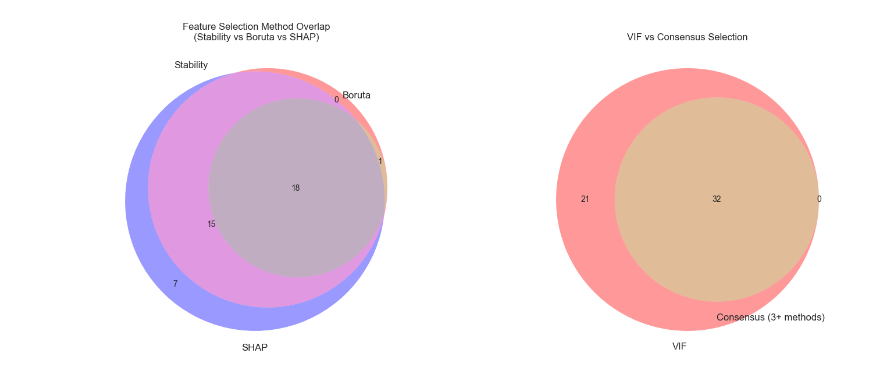
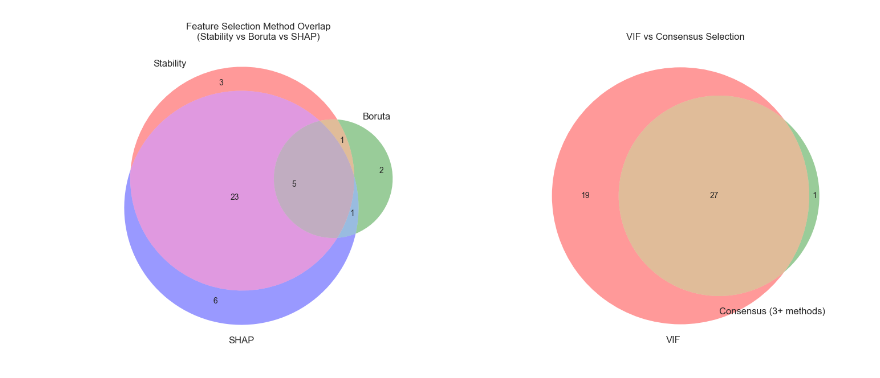
Before and after one commit to vilhelm-k/credit-risk-xai-thesis, a Jupyter notebook: notebooks/04_feature_pruning.ipynb, the cells around one changed output. Drawn from its saved outputs; the diff is of its cells as text; code cells hidden in the pictures.

```diff
--- a/notebooks/04_feature_pruning.ipynb
+++ b/notebooks/04_feature_pruning.ipynb
@@ -86,12 +91,12 @@ Original feature set: 65 features
 # %%
-# Train baseline model on all 65 features
-print("Training baseline model on all 65 features...")
+# Train baseline model on all 54 features
+print("Training baseline model on all 54 features...")
 print(f"{'='*60}\n")
 
 baseline_results = run_lightgbm_training(
     X=X,
     y=y,
-    dataset_description="Baseline - All 65 Features",
+    dataset_description="Baseline - All 54 Features",
     use_wandb=False,
 )
 
@@ -107,7 +112,7 @@ baseline_auc = roc_auc_score(baseline_y_val, baseline_y_pred_proba)
 baseline_pr_auc = average_precision_score(baseline_y_val, baseline_y_pred_proba)
 
 print(f"\n{'='*60}")
-print(f"BASELINE PERFORMANCE (65 features)")
+print(f"BASELINE PERFORMANCE (54 features)")
 print(f"{'='*60}")
 print(f"ROC-AUC:  {baseline_auc:.4f}")
 print(f"PR-AUC:   {baseline_pr_auc:.4f}")
@@ -216,7 +216,7 @@ def calculate_vif_simple(X_df):
     return vif_data.sort_values("VIF", ascending=False)
 
 # Iterative VIF removal
-def remove_high_vif_features(X_df, threshold=10, max_iterations=20):
+def remove_high_vif_features(X_df, threshold=10, max_iterations=15):
     """Iteratively remove features with VIF > threshold."""
     iteration = 0
     removed_features = []
@@ -366,7 +364,7 @@ print(f"\n{'='*60}")
 print(f"PHASE 3: STABILITY SELECTION (BOOTSTRAP)")
 print(f"{'='*60}\n")
 
-def stability_selection_bootstrap(X_df, y_series, n_iterations=100, sample_fraction=0.8, top_k=40):
+def stability_selection_bootstrap(X_df, y_series, n_iterations=50, sample_fraction=0.8, top_k=35):
     """
     Perform stability selection using bootstrap sampling.
 
@@ -447,9 +445,9 @@ def stability_selection_bootstrap(X_df, y_series, n_iterations=100, sample_fract
 stability_scores = stability_selection_bootstrap(
     baseline_X_train,
     baseline_y_train,
-    n_iterations=100,
+    n_iterations=50,
     sample_fraction=0.8,
-    top_k=40
+    top_k=35
 )
 
 # Select features with stability >= 70%
@@ -785,11 +577,28 @@ SHAP-selected features (top 40): 40
 # %%
 # ========================================
-# PHASE 6: METHOD COMPARISON & ENSEMBLE SELECTION
+# PHASE 4: SHAP RANKING & CONSENSUS SELECTION
 # ========================================
 
 print(f"\n{'='*60}")
-print(f"PHASE 6: COMPARING SELECTION METHODS")
+print(f"PHASE 4: SHAP RANKING & CONSENSUS")
 print(f"{'='*60}\n")
+
+# First, calculate SHAP values for baseline model to get SHAP importance
+print("Computing SHAP values for feature ranking...")
+explainer = shap.TreeExplainer(baseline_model)
+shap_values = explainer.shap_values(baseline_X_train)
+
+# Calculate mean absolute SHAP values (main effects)
+mean_abs_shap = np.abs(shap_values).mean(axis=0)
+shap_importance = pd.Series(mean_abs_shap, index=baseline_X_train.columns).sort_values(ascending=False)
+
+print("✓ SHAP values computed\n")
+print("Top 20 features by mean |SHAP|:")
+print(shap_importance.head(20))
+
+# Select top features by SHAP importance
+SHAP_SELECTED_FEATURES = shap_importance.nlargest(35).index.tolist()
+print(f"\nSHAP-selected features (top 35): {len(SHAP_SELECTED_FEATURES)}")
 
 # Create comprehensive comparison dataframe
 all_features = baseline_X_train.columns.tolist()
@@ -804,13 +613,13 @@ comparison_df = pd.DataFrame({
 
 # Add numeric metrics
 comparison_df['Stability_Score'] = comparison_df['Feature'].map(stability_scores)
-comparison_df['Boruta_Hits'] = comparison_df['Feature'].map(boruta_hits)
 comparison_df['SHAP_Importance'] = comparison_df['Feature'].map(shap_importance)
 comparison_df['VIF'] = comparison_df['Feature'].map(
     dict(zip(initial_vif['Feature'], initial_vif['VIF']))
 )
 
 # Calculate consensus score (number of methods selecting this feature)
+# Now using 4 methods: VIF, Stability, Boruta, SHAP
 comparison_df['Consensus_Score'] = (
     comparison_df['VIF_Selected'].astype(int) +
     comparison_df['Stability_Selected'].astype(int) +
@@ -821,21 +630,31 @@ comparison_df['Consensus_Score'] = (
 # Sort by consensus score and SHAP importance
 comparison_df = comparison_df.sort_values(['Consensus_Score', 'SHAP_Importance'], ascending=[False, False])
 
-print("Feature selection comparison:")
+print("\n" + "="*60)
+print("FEATURE SELECTION COMPARISON")
+print("="*60)
 print(comparison_df.to_string(index=False))
+
+# Select consensus features (≥3 methods agree - majority of 4 methods)
+CONSENSUS_FEATURES = comparison_df[comparison_df['Consensus_Score'] >= 3]['Feature'].tolist()
+
+print(f"\n{'='*60}")
+print(f"CONSENSUS SELECTION SUMMARY")
+print(f"{'='*60}")
+print(f"Consensus threshold: ≥3 methods (majority)")
+print(f"Features selected: {len(CONSENSUS_FEATURES)}")
+print(f"{'='*60}\n")
 
 # Venn diagram analysis
 from matplotlib_venn import venn3, venn2
 import matplotlib.pyplot as plt
 
-# Create Venn diagram for 3 main methods (excluding VIF as it's a preprocessing step)
 fig, axes = plt.subplots(1, 2, figsize=(16, 6))
 
-# Venn 1: Stability vs Boruta vs SHAP
+# Venn 1: Stability vs Boruta vs SHAP (3 main methods)
 set_stability = set(STABILITY_SELECTED_FEATURES)
 set_boruta = set(BORUTA_SELECTED_FEATURES)
 set_shap = set(SHAP_SELECTED_FEATURES)
-
 venn3([set_stability, set_boruta, set_shap],
       set_labels=('Stability', 'Boruta', 'SHAP'),
       ax=axes[0])
@@ -845,7 +664,6 @@ axes[0].set_title('Feature Selection Method Overlap\n(Stability vs Boruta vs SHA
 set_vif = set(VIF_SELECTED_FEATURES)
 consensus_features = comparison_df[comparison_df['Consensus_Score'] >= 3]['Feature'].tolist()
 set_consensus = set(consensus_features)
-
 venn2([set_vif, set_consensus],
       set_labels=('VIF', 'Consensus (3+ methods)'),
       ax=axes[1])
@@ -853,25 +671,5 @@ axes[1].set_title('VIF vs Consensus Selection', fontsize=12)
 
 plt.tight_layout()
 plt.show()
-
-# Consensus features (selected by 3+ methods)
-consensus_3plus = comparison_df[comparison_df['Consensus_Score'] >= 3]
-consensus_4 = comparison_df[comparison_df['Consensus_Score'] == 4]
-
-print(f"\n{'='*60}")
-print(f"CONSENSUS ANALYSIS")
-print(f"{'='*60}")
-print(f"Features selected by ALL 4 methods: {len(consensus_4)}")
-print(f"Features selected by ≥3 methods: {len(consensus_3plus)}")
-print(f"\nHigh-confidence features (all 4 methods):")
-print(consensus_4[['Feature', 'SHAP_Importance', 'Stability_Score', 'Boruta_Hits']].to_string(index=False))
-print(f"{'='*60}\n")
-
-# Create ensemble feature set
-# Strategy: Include all consensus (3+) features, then add top disputed features by SHAP
-CONSENSUS_FEATURES = consensus_3plus['Feature'].tolist()
-
-print(f"Consensus features (3+ methods): {len(CONSENSUS_FEATURES)}")
-print(f"Target range: 30-40 features\n")
 # %% [output]
 ============================================================
@@ -894 +692 @@ Feature selection comparison:
-[figure, old version]
+[figure, new version]
```
Also changed, not shown: parts of 23 cells of this notebook, 22 other files.
